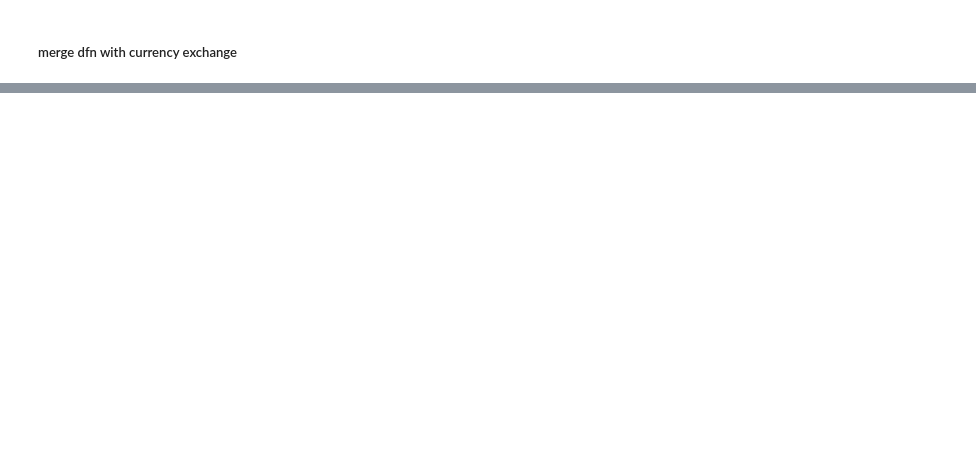
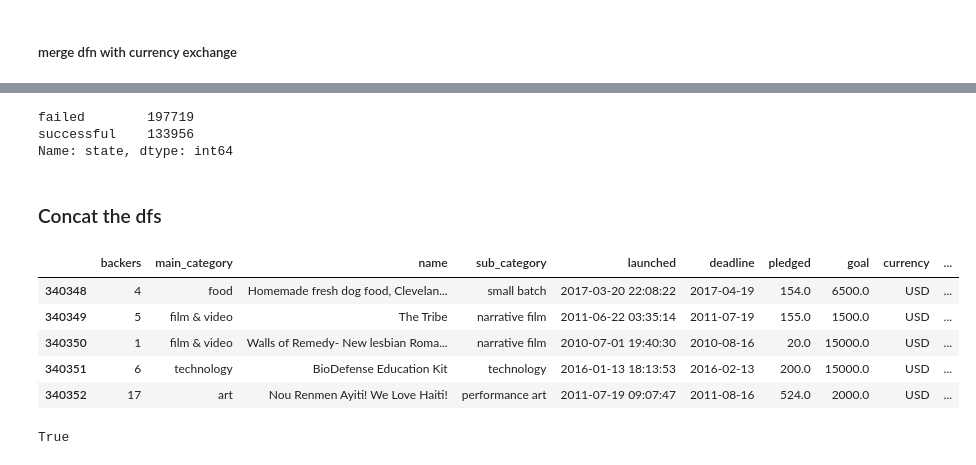
Before and after one commit to JudyChungJ/kicktraq_web_scrape, a Jupyter notebook: kicktraq.ipynb, the cells around one changed output, grey strips where cells are left out. Cells and saved outputs as stored; diff of their text form; code cells hidden in the pictures; blank space fills up the shorter version.

```diff
--- a/kicktraq.ipynb
+++ b/kicktraq.ipynb
@@ -371,0 +295,6 @@ KeyError: 'successful'
+# %%
+# making p_funded
+dfo['p_funded'] = round((dfo['pledged']/dfo['goal'])*100, 2)
+# %%
+# making successful boolean column
+dfo['successful'] = dfo['p_funded']>=100
@@ -371,0 +311,26 @@ KeyError: 'successful'
+# %%
+# limiting data to failed and successful like dfn
+dfo_closed = dfo.loc[(dfo['state']=='failed') | (dfo['state']=='successful')]
+# %%
+dfo_closed['state'].value_counts()
+# %% [output]
+failed        197719
+successful    133956
+Name: state, dtype: int64
+# %% [markdown]
+### Concat the dfs
+# %%
+df = pd.concat([dfn_closed, dfo_closed], join='inner', ignore_index=True)
+# %%
+df.tail(5)
+# %% [output]
+|  | backers | main_category | name | sub_category | launched | deadline | pledged | goal | currency | ... |
+| 340348 | 4 | food | Homemade fresh dog food, Clevelan... | small batch | 2017-03-20 22:08:22 | 2017-04-19 | 154.0 | 6500.0 | USD | ... |
+| 340349 | 5 | film & video | The Tribe | narrative film | 2011-06-22 03:35:14 | 2011-07-19 | 155.0 | 1500.0 | USD | ... |
+| 340350 | 1 | film & video | Walls of Remedy- New lesbian Roma... | narrative film | 2010-07-01 19:40:30 | 2010-08-16 | 20.0 | 15000.0 | USD | ... |
+| 340351 | 6 | technology | BioDefense Education Kit | technology | 2016-01-13 18:13:53 | 2016-02-13 | 200.0 | 15000.0 | USD | ... |
+| 340352 | 17 | art | Nou Renmen Ayiti! We Love Haiti! | performance art | 2011-07-19 09:07:47 | 2011-08-16 | 524.0 | 2000.0 | USD | ... |
+# %%
+dfn_closed.shape[0]+dfo_closed.shape[0] == df.shape[0]
+# %% [output]
+True
```
Also changed, not shown: parts of 60 cells of this notebook, 2 other files.
